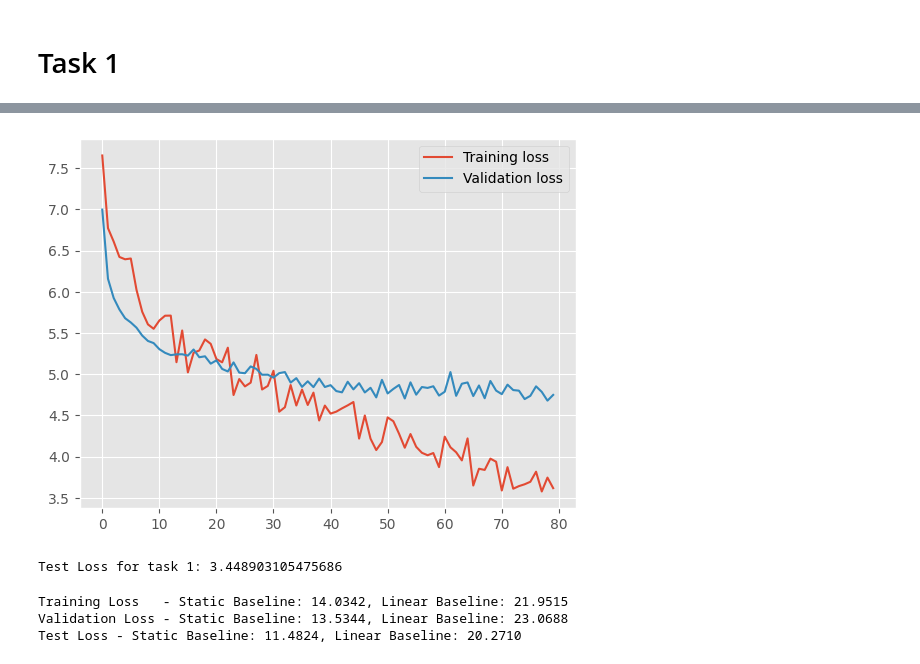
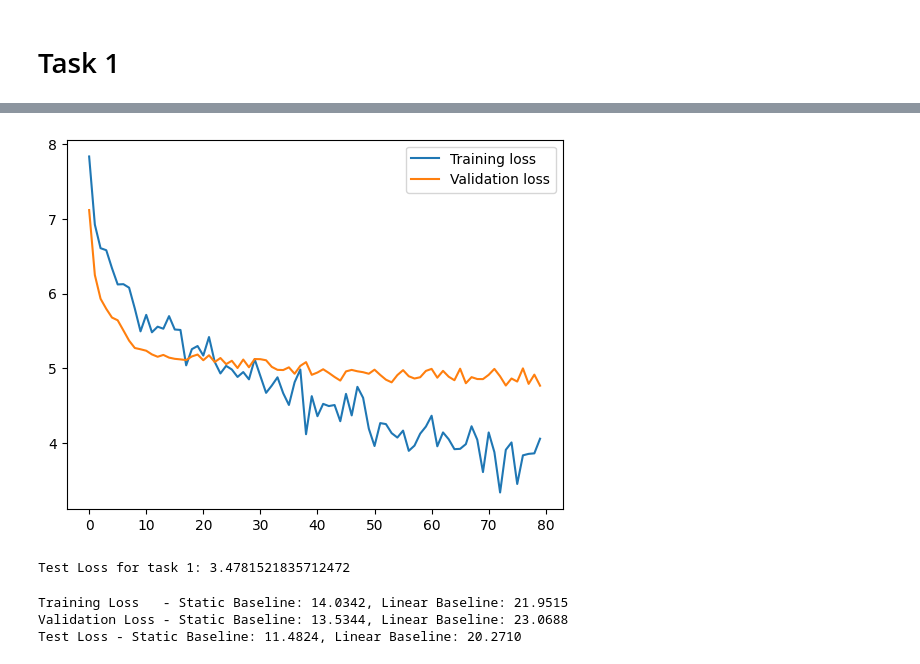
Before and after one commit to lzolyomi/2AMM10-DeepLearning, a Jupyter notebook: Assignment 2/FINAL_NB_assignment_2AMM10 22-23.ipynb, the cells around one changed output, grey strips where cells are left out. Drawn from its saved outputs; the diff is of its cells as text; code cells hidden in the pictures.

```diff
--- a/Assignment 2/FINAL_NB_assignment_2AMM10 22-23.ipynb
+++ b/Assignment 2/FINAL_NB_assignment_2AMM10 22-23.ipynb
@@ -164,7 +165,7 @@ test_filenames = [f'data/task 1/test/trajectory_{i}.npz' for i in range(901, 100
 test_dataset = MyDataset(root='data/task 1/test', filenames=test_filenames)
 test_dataloader = DataLoader(test_dataset, batch_size=32)
 # %%
-device = "cuda" if torch.cuda.is_available() else "cpu
+device = "cuda" if torch.cuda.is_available() else "cpu"
 model = MinGraphSAGE(num_features=5, hidden_channels=64, num_classes=2).to(device)
 
 optimizer = torch.optim.Adam(model.parameters(), lr=0.003)
@@ -230,4 +231,4 @@ Epoch: 80, Training Loss: 3.617203712463379, Val Loss: 4.748468727535672
-[figure, old version]
+[figure, new version]
 # %%
 # Calculate MSE loss on test set
 model.eval()
@@ -241,7 +242,7 @@ with torch.no_grad():
 test_loss /= len(test_dataset)  # compute average validation loss
 print(f'Test Loss for task 1: {test_loss}')
 # %% [output]
-Test Loss for task 1: 3.448903105475686
+Test Loss for task 1: 3.4781521835712472
 # %%
 # Calculate static and linear baselines (formula on ANS)
 def static_baseline(X):
```
Also changed, not shown: parts of 16 cells of this notebook.
